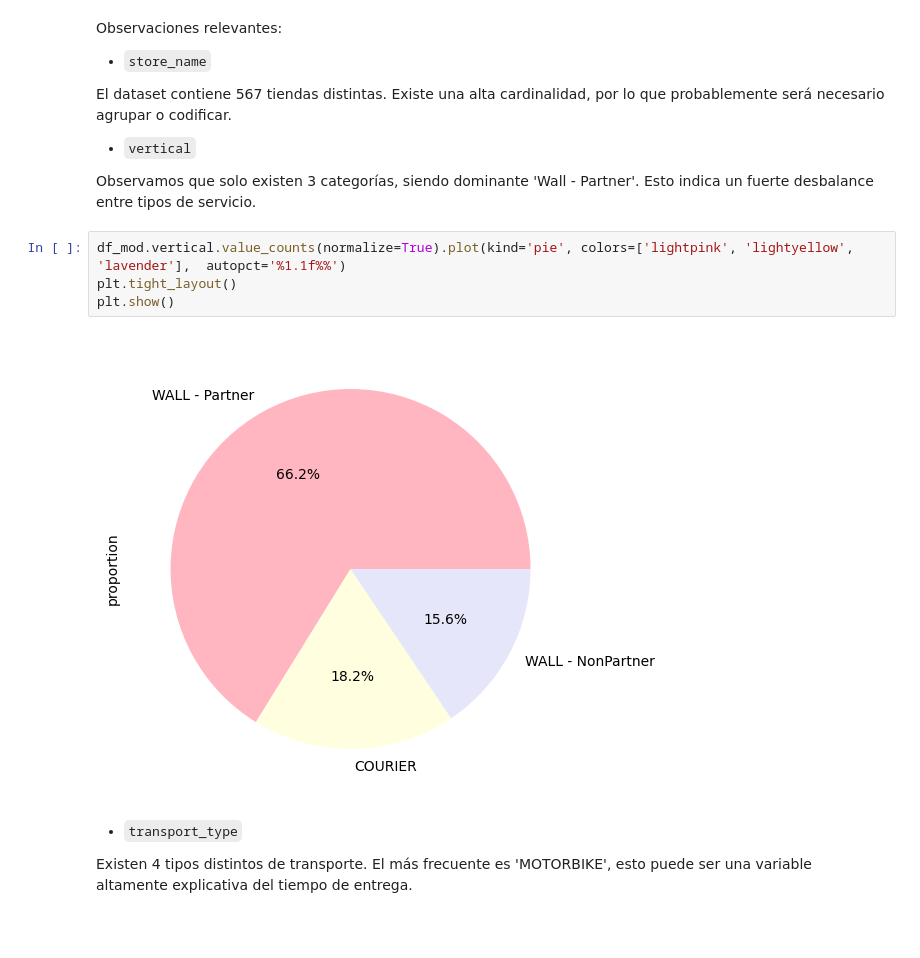
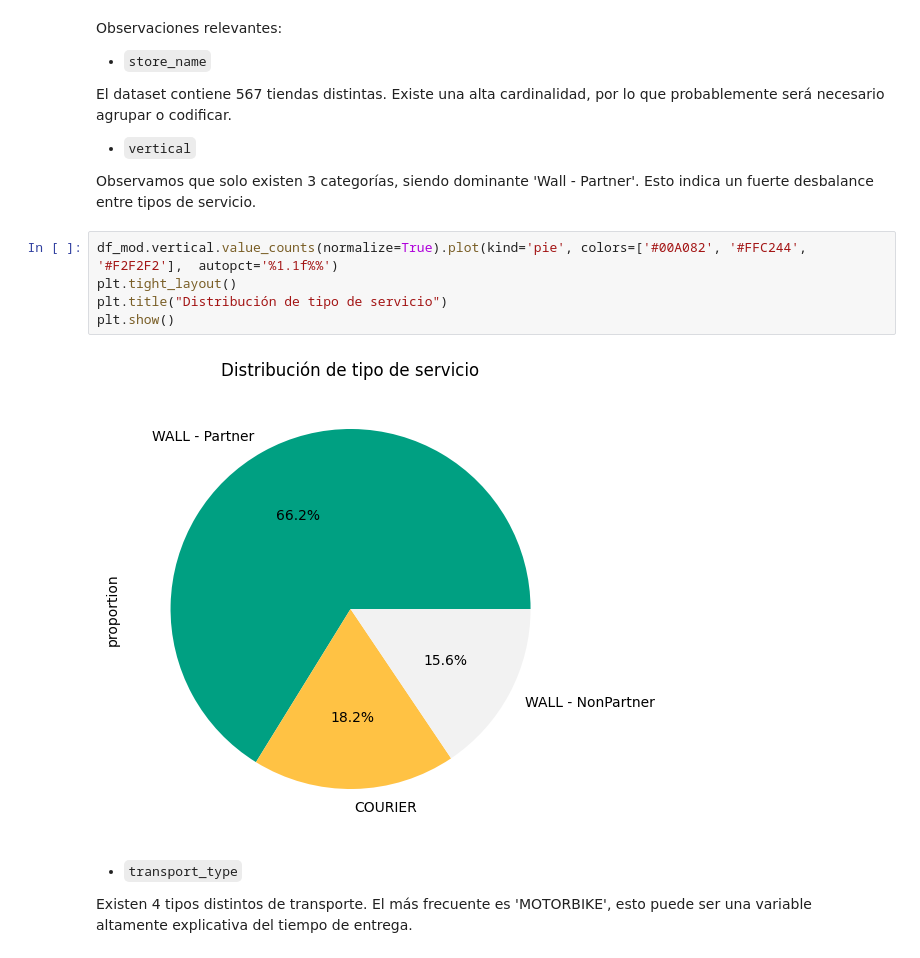
Before and after one commit to ManuelMG382/Reto_IA, a Jupyter notebook: EDA_Baseline.ipynb, the cells around one changed output. Cells and saved outputs as stored; diff of their text form; blank space fills up the shorter version.

```diff
--- a/EDA_Baseline.ipynb
+++ b/EDA_Baseline.ipynb
@@ -306,11 +328,12 @@ El dataset contiene 567 tiendas distintas. Existe una alta cardinalidad, por lo
 
 Observamos que solo existen 3 categorías, siendo dominante 'Wall - Partner'. Esto indica un fuerte desbalance entre tipos de servicio.
 # %%
-df_mod.vertical.value_counts(normalize=True).plot(kind='pie', colors=['lightpink', 'lightyellow', 'lavender'],  autopct='%1.1f%%')
+df_mod.vertical.value_counts(normalize=True).plot(kind='pie', colors=['#00A082', '#FFC244', '#F2F2F2'],  autopct='%1.1f%%')
 plt.tight_layout()
+plt.title("Distribución de tipo de servicio")
 plt.show()
 # %% [output]
-[figure, old version]
+[figure, new version]
 # %% [markdown]
 - `transport_type`
 
```
Also changed, not shown: parts of 53 cells of this notebook.
